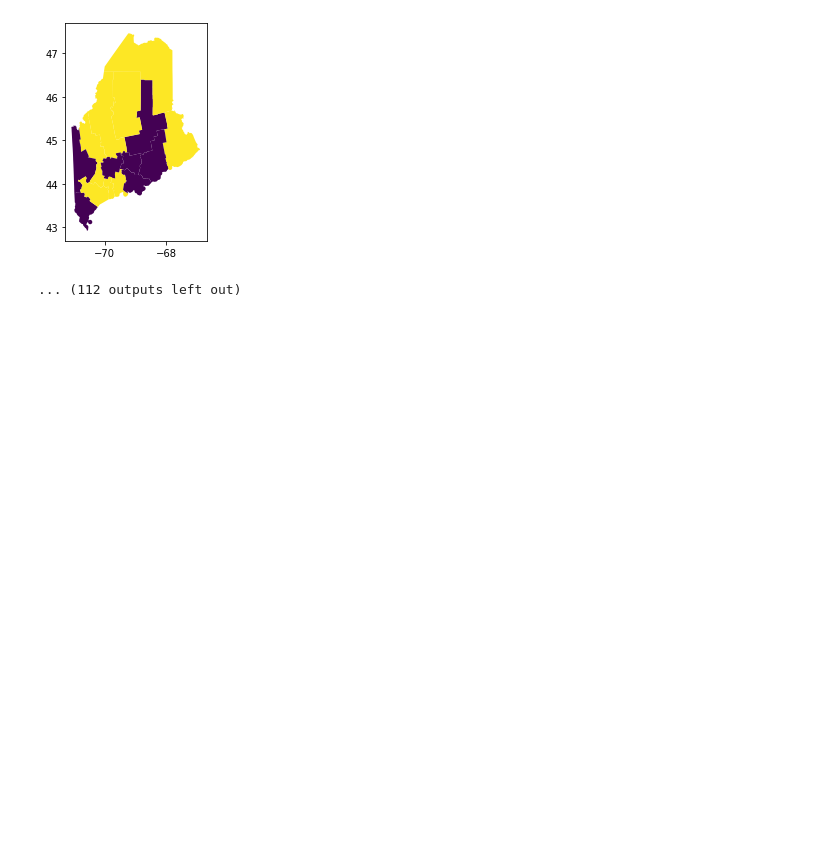
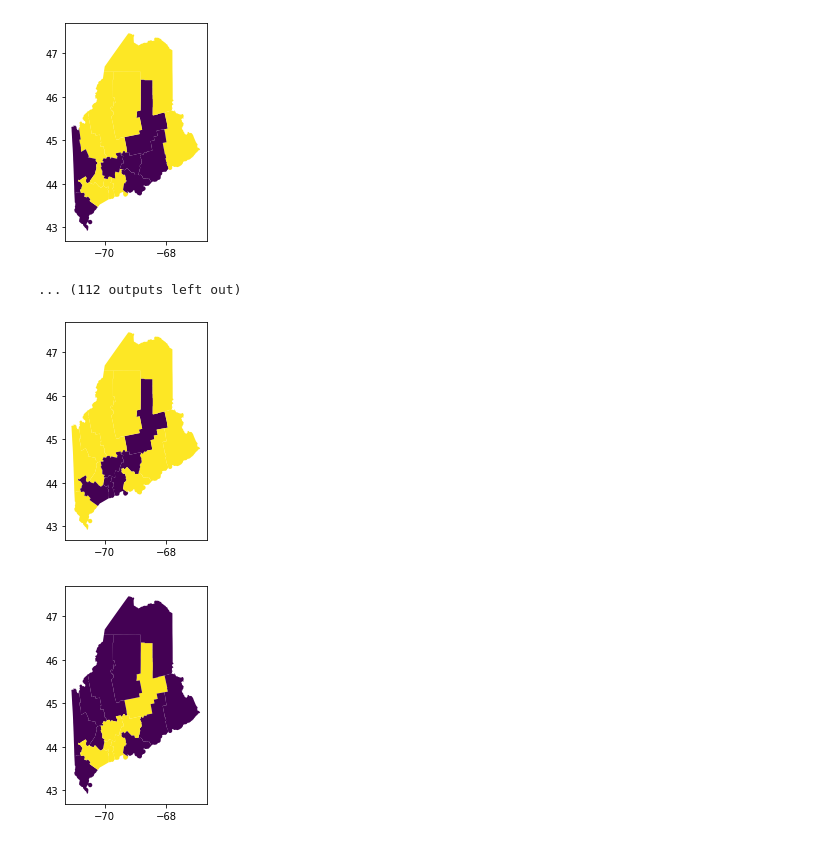
Before and after one commit to AustinLBuchanan/District-Enumeration, a Jupyter notebook: Maine-enumeration.ipynb, the cells around one changed output. Drawn from its saved outputs; the diff is of its cells as text; code cells hidden in the pictures; blank space fills up the shorter version.

```diff
--- a/Maine-enumeration.ipynb
+++ b/Maine-enumeration.ipynb
@@ -168,3 +168,20 @@ District with population 666486 is [11, 13, 5, 0, 2, 3, 10, 7, 8, 1, 4]
 [figure]
 [figure]
 ... (112 outputs left out)
+# %%
+import networkx as nx
+
+# Since Maine has just k=2 districts, we can just check if the district complement is feasible
+for district in all_districts:
+
+    complement = [ i for i in G.nodes if i not in district ]
+    population = sum(G.nodes[i]['TOTPOP'] for i in complement)
+    connected = nx.is_connected(G.subgraph(complement))
+
+    if population >= L and population <= U and connected:
+        district_geoids = [ G.nodes[i]["GEOID10"] for i in district ]
+        df['selected'] = [1 if df['GEOID10'][u] in district_geoids else 0 for u in G.nodes]
+        df.plot(column='selected')
+# %% [output]
+[figure, added]
+[figure, added]
```
